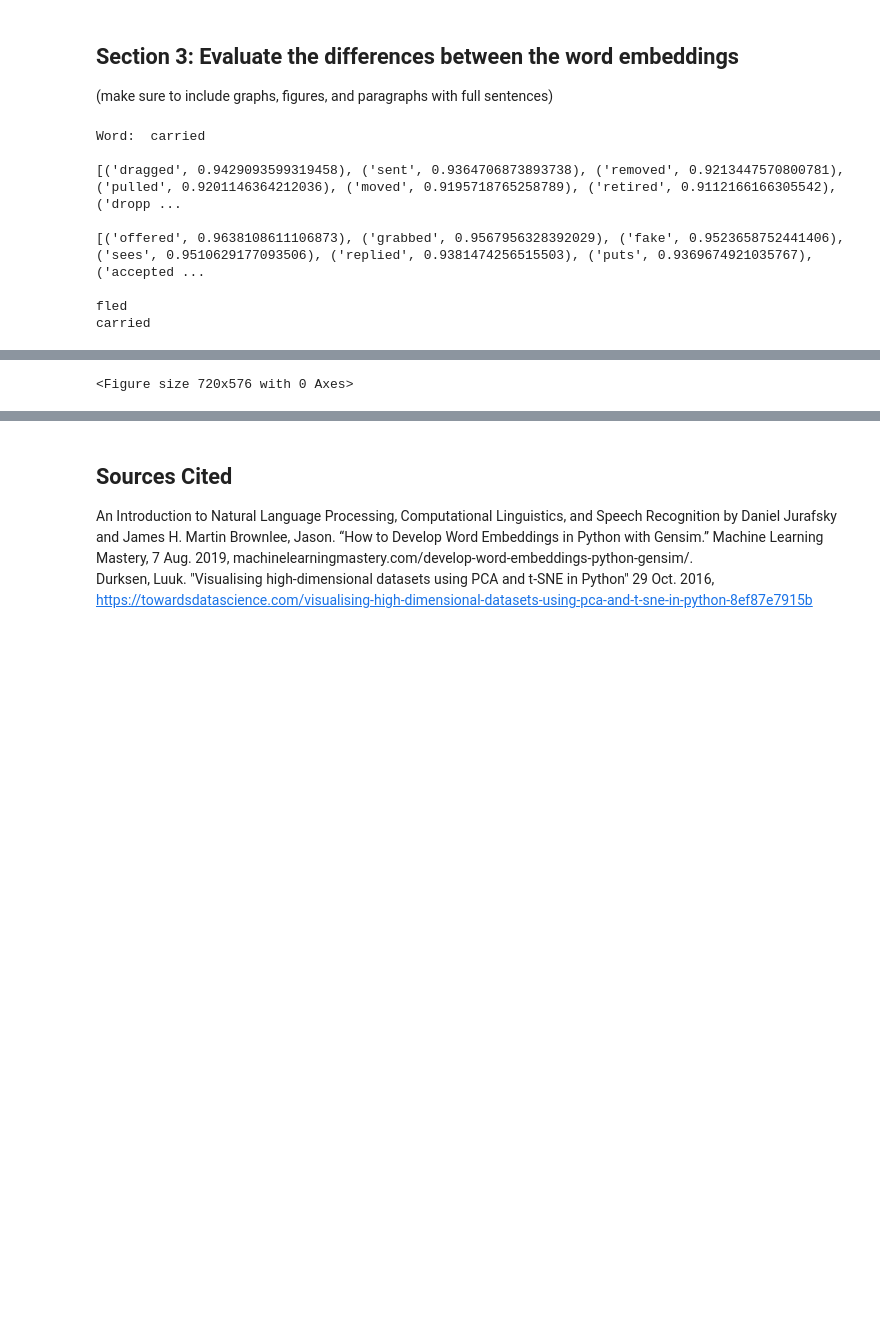
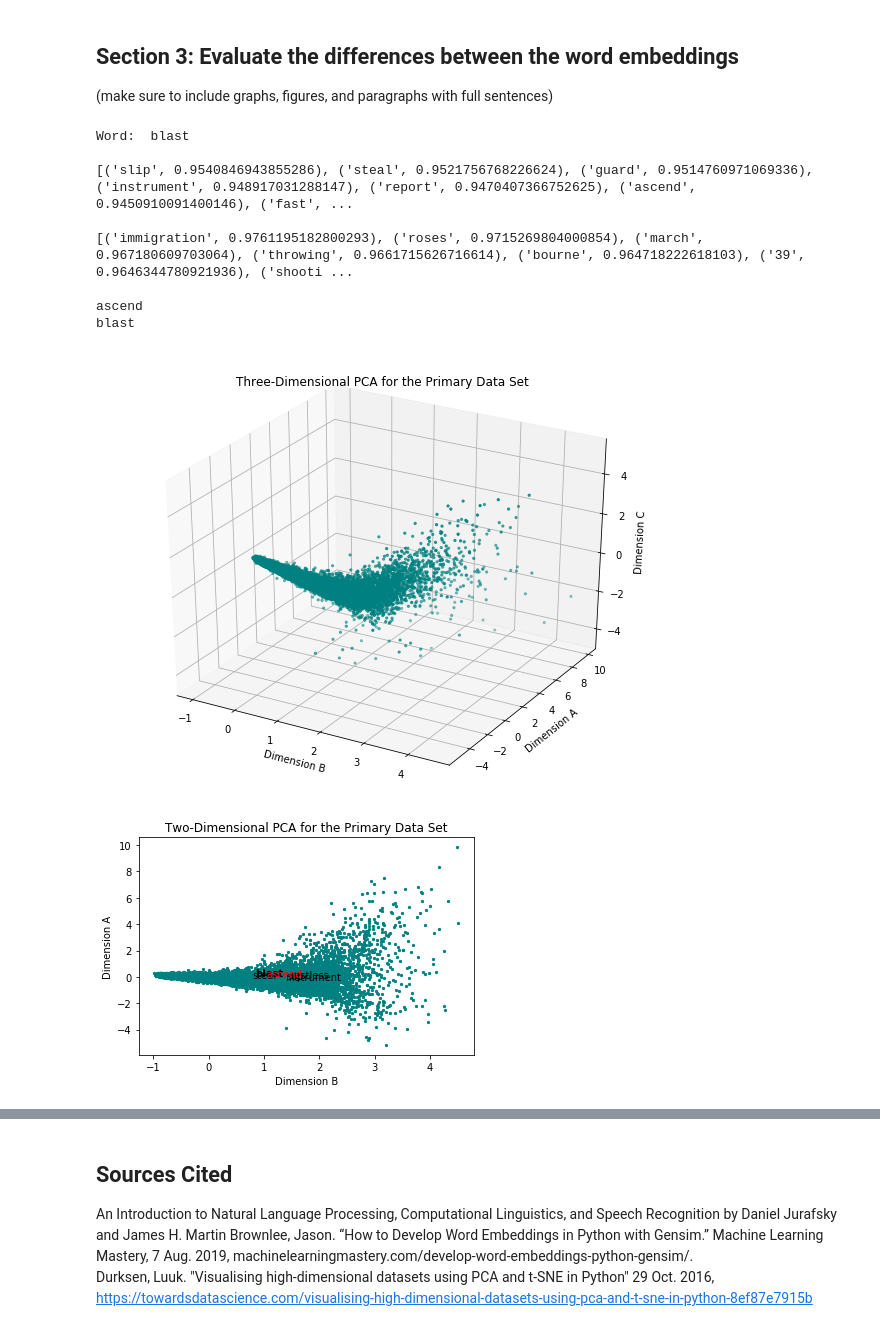
Before and after one commit to Calvin-Zikakis/Hw4-NLP, a Jupyter notebook: hw4_wordembeddings_starter-Copy1.ipynb, the cells around one changed output, grey strips where cells are left out. Cells and saved outputs as stored; diff of their text form; code cells hidden in the pictures; blank space fills up the shorter version.

Commit message:
Add files via upload
Plots for section 2 should work

```diff
--- a/hw4_wordembeddings_starter-Copy1.ipynb
+++ b/hw4_wordembeddings_starter-Copy1.ipynb
@@ -354,16 +352,16 @@ ax = plt.figure(figsize=(10,8)).gca(projection='3d')
 ax.scatter(resultP[:, 0], resultP[:, 1], resultP[:, 2], s=5, color='teal')
 words_primaryDataset = list(model_primaryDataset.wv.vocab)
 ax.set_title('Three-Dimensional PCA for the Primary Data Set')
-ax.set_xlabel('Variable B')
-ax.set_ylabel('Variable A')
-ax.set_zlabel('Variable C')
-ax.text(resultP[randIndex, 0], resultP[randIndex, 1], resultP[randIndex, 2], randWord,  fontweight='bold')
-for word in similarWords:
-    if word != dnpWord and word != randWord:
-        p2 = getPrimaryIndex(word)
-        ax.text(resultP[p2, 0], resultP[p2, 1], resultP[p2, 2], word)
-p2 = words_primaryDataset.index(dnpWord)
-ax.text(resultP[p2, 0], resultP[p2, 1], resultP[p2, 2], dnpWord, color='red')
+ax.set_xlabel('Dimension B')
+ax.set_ylabel('Dimension A')
+ax.set_zlabel('Dimension C')
+#ax.text(resultP[randIndex, 0], resultP[randIndex, 1], resultP[randIndex, 2], randWord,  fontweight='bold')
+#for word in similarWords:
+#    if word != dnpWord and word != randWord:
+#        p2 = getPrimaryIndex(word)
+#        ax.text(resultP[p2, 0], resultP[p2, 1], resultP[p2, 2], word)
+#p2 = words_primaryDataset.index(dnpWord)
+#ax.text(resultP[p2, 0], resultP[p2, 1], resultP[p2, 2], dnpWord, color='red')
 plt.show()
 #PCA model for the primary dataset
 pcaP = PCA(n_components=2)
@@ -371,8 +369,15 @@ resultP = pcaP.fit_transform(primaryModel)
 plt.scatter(resultP[:, 0], resultP[:, 1], s=5, color='teal')
 words_primaryDataset = list(model_primaryDataset.wv.vocab)
 plt.title('Two-Dimensional PCA for the Primary Data Set')
-plt.xlabel('Variable B')
-plt.ylabel('Variable A')
+plt.xlabel('Dimension B')
+plt.ylabel('Dimension A')
+plt.annotate(randWord, xy=(resultP[randIndex, 0], resultP[randIndex, 1]),  fontweight='bold')
+for word in similarWords:
+    if word != dnpWord and word != randWord:
+        p2 = getPrimaryIndex(word)
+        plt.annotate(word, xy=(resultP[p2, 0], resultP[p2, 1]))
+p2 = words_primaryDataset.index(dnpWord)
+plt.annotate(dnpWord, xy=(resultP[p2, 0], resultP[p2, 1]), color='red')
 plt.show()
 #PCA model for the primary dataset
 
@@ -393,47 +398,56 @@ print(dnpWord)
 print(dnsWord)
 def getSecondaryIndex(word):
     for i, iWord in enumerate(list(model_secondaryDataset.wv.vocab)):
         if word == iWord:
             return i
 pcaS = PCA(n_components=3)
 resultS = pcaS.fit_transform(secondaryModel)
 ax = plt.figure(figsize=(10,8)).gca(projection='3d')
 ax.scatter(resultS[:, 0], resultS[:, 1], resultS[:, 2], s=5, color='coral')
 words_secondaryDataset = list(model_secondaryDataset.wv.vocab)
 ax.set_title('Three-Dimensional PCA for the Secondary Data Set')
-ax.set_xlabel('Variable B')
-ax.set_ylabel('Variable A')
-ax.set_zlabel('Variable C')
-ax.text(resultS[randIndex, 0], resultS[randIndex, 1], resultS[randIndex, 2], randWord,  fontweight='bold')
-for word in similarWords:
-    if word != dnpWord and word != randWord:
-        s2 = getSecondaryIndex(word)
-        ax.text(resultS[s2, 0], resultS[s2, 1], resultS[s2, 2], word)
-s2 = words_secondaryDataset.index(dnpWord)
-ax.text(resultS[s2, 0], resultS[s2, 1], resultS[s2, 2], dnpWord, color='darkorchid')
+ax.set_xlabel('Dimension B')
+ax.set_ylabel('Dimension A')
+ax.set_zlabel('Dimension C')
+#ax.text(resultS[randIndex, 0], resultS[randIndex, 1], resultS[randIndex, 2], randWord,  fontweight='bold')
+#for word in similarWords:
+#    if word != dnpWord and word != randWord:
+#        s2 = getSecondaryIndex(word)
+#        ax.text(resultS[s2, 0], resultS[s2, 1], resultS[s2, 2], word)
+#s2 = words_secondaryDataset.index(dnpWord)
+#ax.text(resultS[s2, 0], resultS[s2, 1], resultS[s2, 2], dnpWord, color='darkorchid')
 plt.show()
 
 def getSecondaryIndex(word):
     for i, iWord in enumerate(list(model_secondaryDataset.wv.vocab)):
         if word == iWord:
             return i
 
 #PCA model for the secondary dataset
 pcaS = PCA(n_components=2)
 resultS = pcaS.fit_transform(secondaryModel)
 plt.scatter(resultS[:, 0], resultS[:, 1], s=5, color='coral')
 words_secondaryDataset = list(model_secondaryDataset.wv.vocab)
 plt.title('Two-Dimensional PCA for the Secondary Data Set')
-plt.xlabel('Variable B')
-plt.ylabel('Variable A')
+plt.xlabel('Dimension B')
+plt.ylabel('Dimension A')
+plt.annotate(randWord, xy=(resultS[randIndex, 0], resultS[randIndex, 1]),  fontweight='bold')
+for word in similarWords:
+    if word != dnpWord and word != randWord:
+        s2 = getSecondaryIndex(word)
+        plt.annotate(word, xy=(resultS[s2, 0], resultS[s2, 1]))
+s2 = words_secondaryDataset.index(dnpWord)
+plt.annotate(dnpWord, xy=(resultS[s2, 0], resultS[s2, 1]), color='darkorchid')
 plt.show()
 #PCA model for the secondary dataset
 # %% [output]
-Word:  carried
+Word:  blast
 
-[('dragged', 0.9429093599319458), ('sent', 0.9364706873893738), ('removed', 0.9213447570800781), ('pulled', 0.9201146364212036), ('moved', 0.9195718765258789), ('retired', 0.9112166166305542), ('dropp ...
+[('slip', 0.9540846943855286), ('steal', 0.9521756768226624), ('guard', 0.9514760971069336), ('instrument', 0.948917031288147), ('report', 0.9470407366752625), ('ascend', 0.9450910091400146), ('fast', ...
 
-[('offered', 0.9638108611106873), ('grabbed', 0.9567956328392029), ('fake', 0.9523658752441406), ('sees', 0.9510629177093506), ('replied', 0.9381474256515503), ('puts', 0.9369674921035767), ('accepted ...
+[('immigration', 0.9761195182800293), ('roses', 0.9715269804000854), ('march', 0.967180609703064), ('throwing', 0.9661715626716614), ('bourne', 0.964718222618103), ('39', 0.9646344780921936), ('shooti ...
 
-fled
-carried
+ascend
+blast
+[figure, added]
+[figure, added]
@@ -441 +461,0 @@ ValueError: Unknown projection '3d'
-<Figure size 720x576 with 0 Axes>
```
Also changed, not shown: parts of 5 cells of this notebook.
